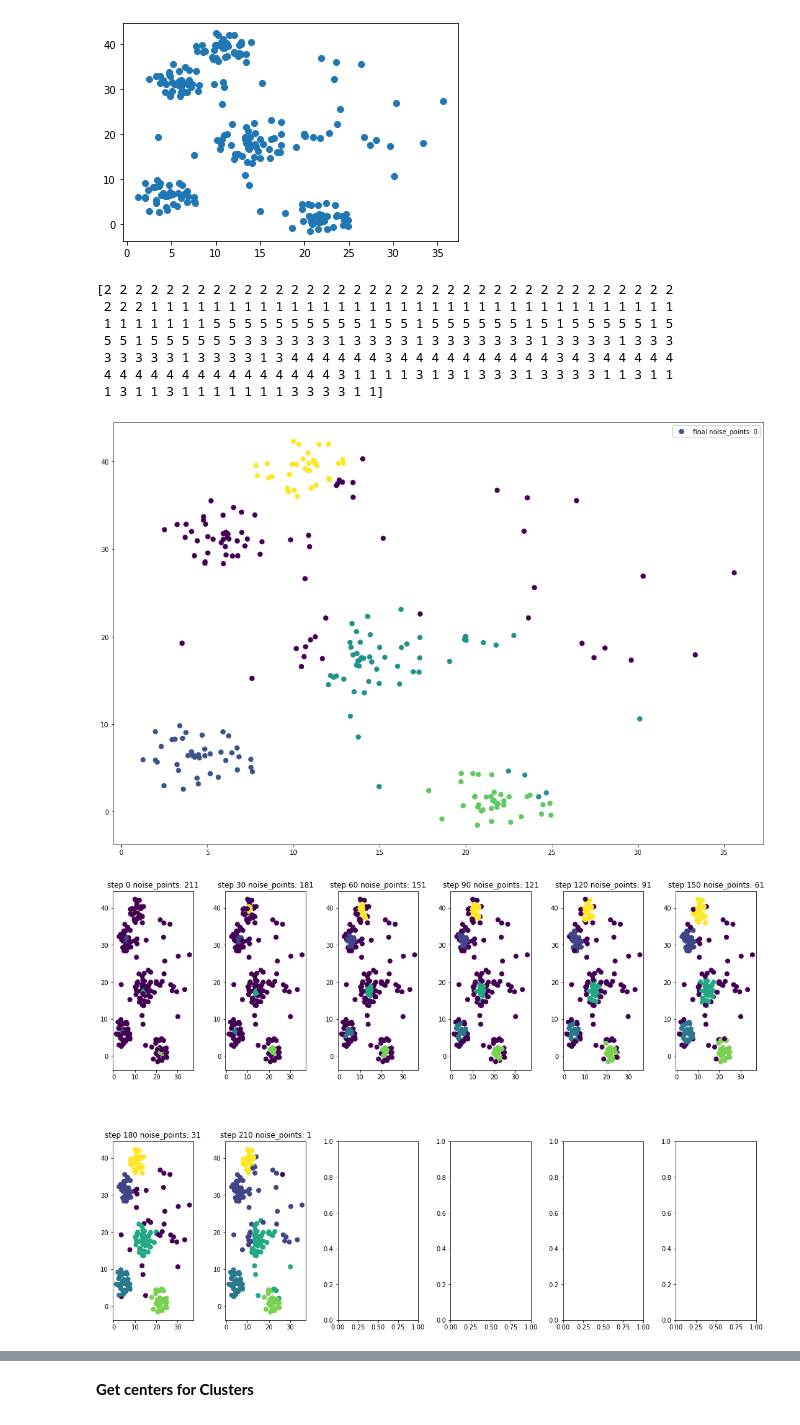
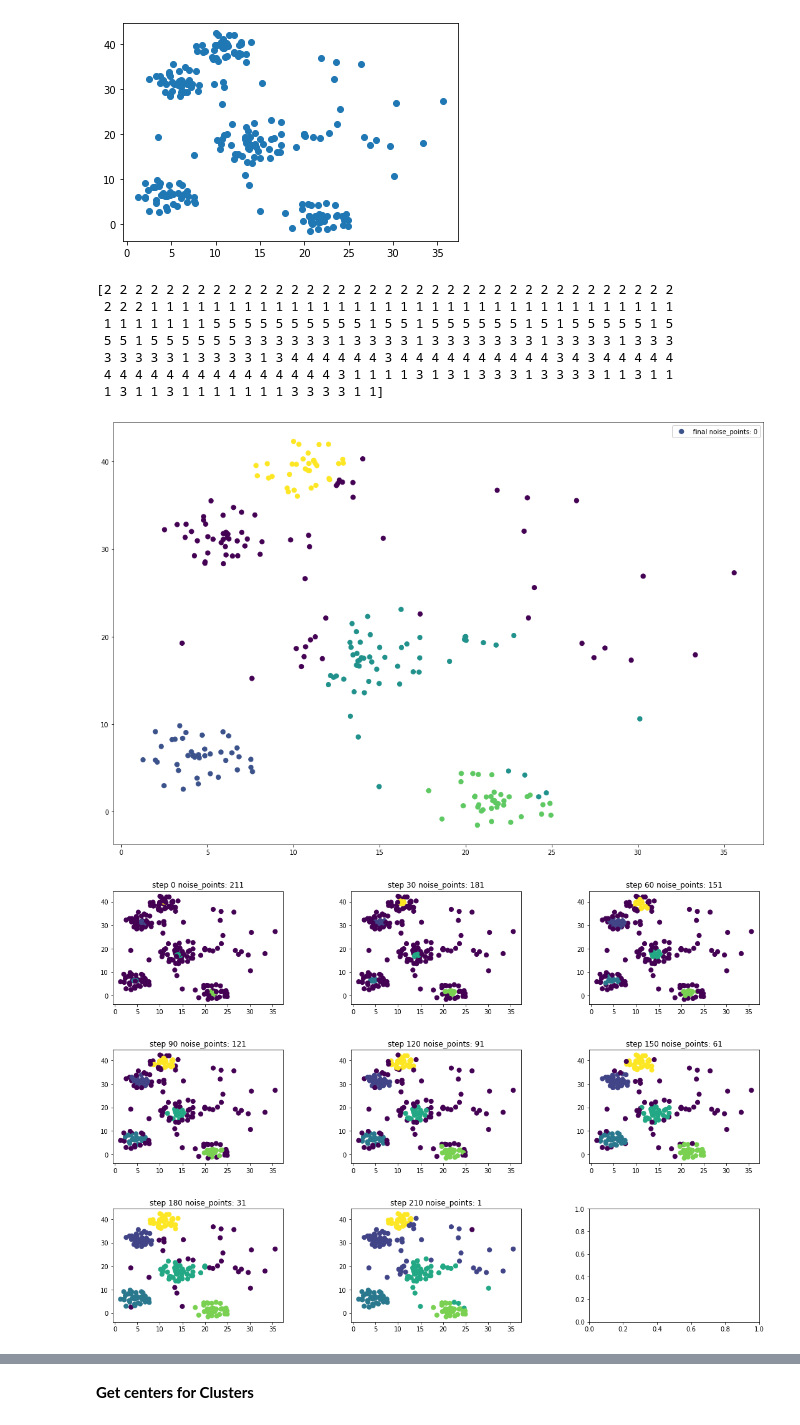
Before and after one commit to MrPlotva/Time-Series, a Jupyter notebook: wishart/wishart.ipynb, the cells around one changed output, grey strips where cells are left out. Cells and saved outputs as stored; diff of their text form; code cells hidden in the pictures.

Commit message:
wishart with visualization

```diff
--- a/wishart/wishart.ipynb
+++ b/wishart/wishart.ipynb
@@ -41,32 +41,32 @@ plt.show()
 # %%
 from indexes.indexes_lib import MeasureIndexes
 
 step = 30
-row_size = 6
+row_size = 3
 w, shots = wishart.fit_with_visualization(arr, step)
 print(w)
 plt.figure(figsize=(18, 12))
 plt.scatter(xs, ys, c=w, s=50, label=f'final noise_points: {w.tolist().count(0)}')
 plt.legend(loc='best')
 plt.show()
 # shots = shots[:10]
 fig, axs = plt.subplots(max((len(shots) + row_size - 1) // row_size, 2), row_size, figsize=(18,12))
 # scatter = ax.scatter(xs,ys,c=w,s=50)
 for i in range(len(shots)):
     axs[i // row_size, i % row_size].scatter(xs, ys, c=shots[i], s=50,)
     axs[i // row_size, i % row_size].set_title(f'step {i * step} noise_points: {shots[i].tolist().count(0)}')
 plt.subplots_adjust(left=0.1, bottom=0.1, right=0.9, top=0.9, wspace=0.4, hspace=0.4)
 plt.show()
 # %% [output]
 [2 2 2 2 2 2 2 2 2 2 2 2 2 2 2 2 2 2 2 2 2 2 2 2 2 2 2 2 2 2 2 2 2 2 2 2 2
  2 2 2 1 1 1 1 1 1 1 1 1 1 1 1 1 1 1 1 1 1 1 1 1 1 1 1 1 1 1 1 1 1 1 1 1 1
  1 1 1 1 1 1 1 5 5 5 5 5 5 5 5 5 5 1 5 5 1 5 5 5 5 5 5 1 5 1 5 5 5 5 5 1 5
  5 5 1 5 5 5 5 5 5 3 3 3 3 3 3 1 3 3 3 3 1 3 3 3 3 3 3 3 1 3 3 3 3 1 3 3 3
  3 3 3 3 3 1 3 3 3 3 1 3 4 4 4 4 4 4 3 4 4 4 4 4 4 4 4 4 4 3 4 3 4 4 4 4 4
  4 4 4 4 4 4 4 4 4 4 4 4 4 4 4 3 1 1 1 1 3 1 3 1 3 3 3 1 3 3 3 3 1 1 3 1 1
  1 3 1 1 3 1 1 1 1 1 1 1 3 3 3 3 1 1]
 [figure]
-[figure, old version]
+[figure, new version]
 # %%
 from indexes.indexes_lib import MeasureIndexes
 
```
Also changed, not shown: parts of 1 cell of this notebook.
